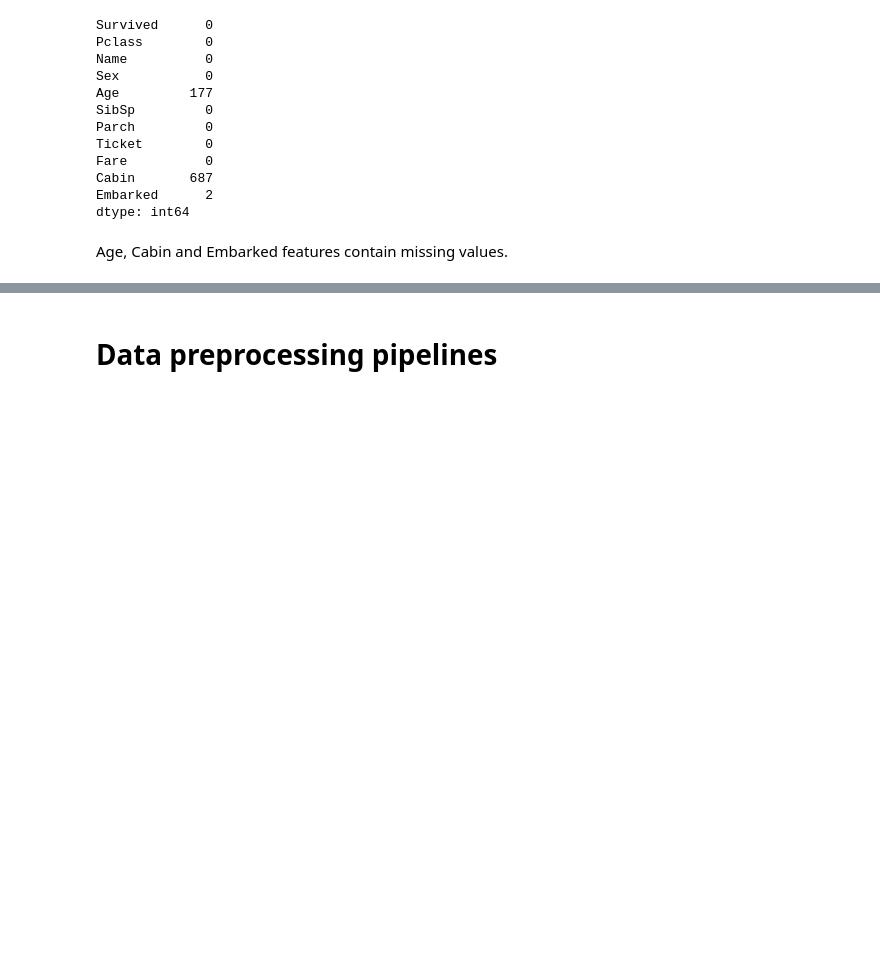
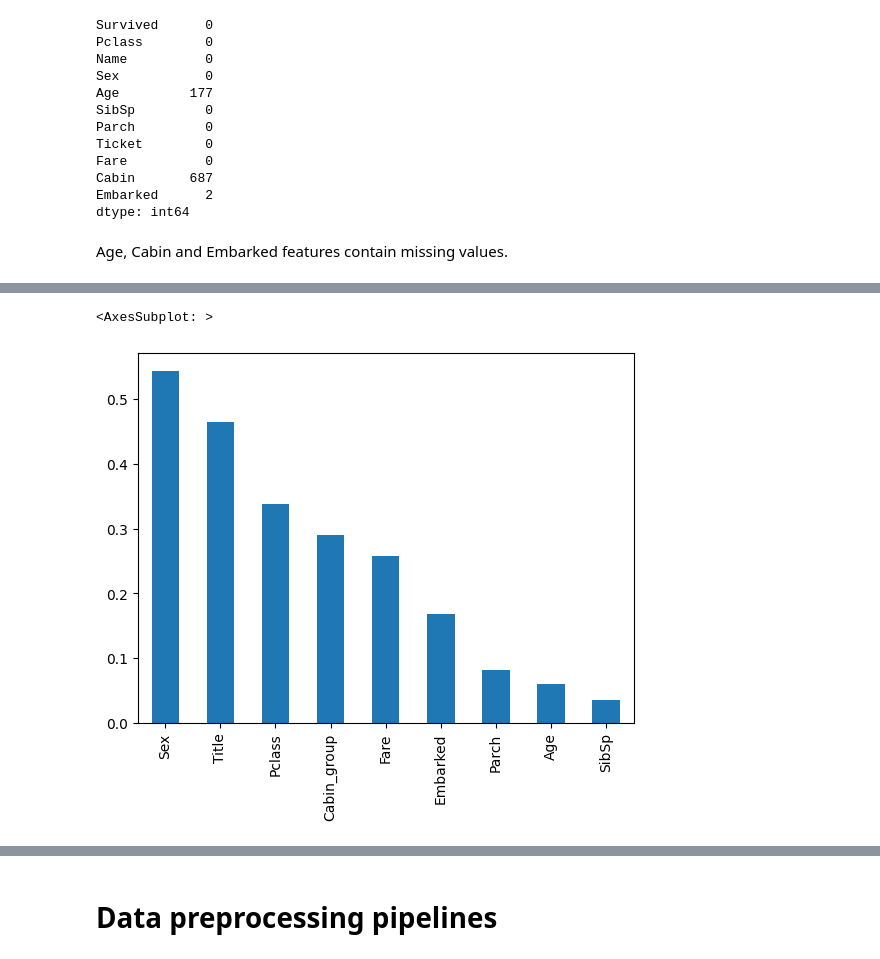
Before and after one commit to tcmaso/titanic-survival-prediction, a Jupyter notebook: Untitled.ipynb, the cells around one changed output, grey strips where cells are left out. Cells and saved outputs as stored; diff of their text form; code cells hidden in the pictures; blank space fills up the shorter version.

```diff
--- a/Untitled.ipynb
+++ b/Untitled.ipynb
@@ -222,0 +311,5 @@ df_train.groupby(by='Cabin').mean()
+# %%
+abs(pearson_corr_series).sort_values(ascending=0).plot.bar()
+# %% [output]
+<AxesSubplot: >
+[figure, added]
```
Also changed, not shown: parts of 66 cells of this notebook.
